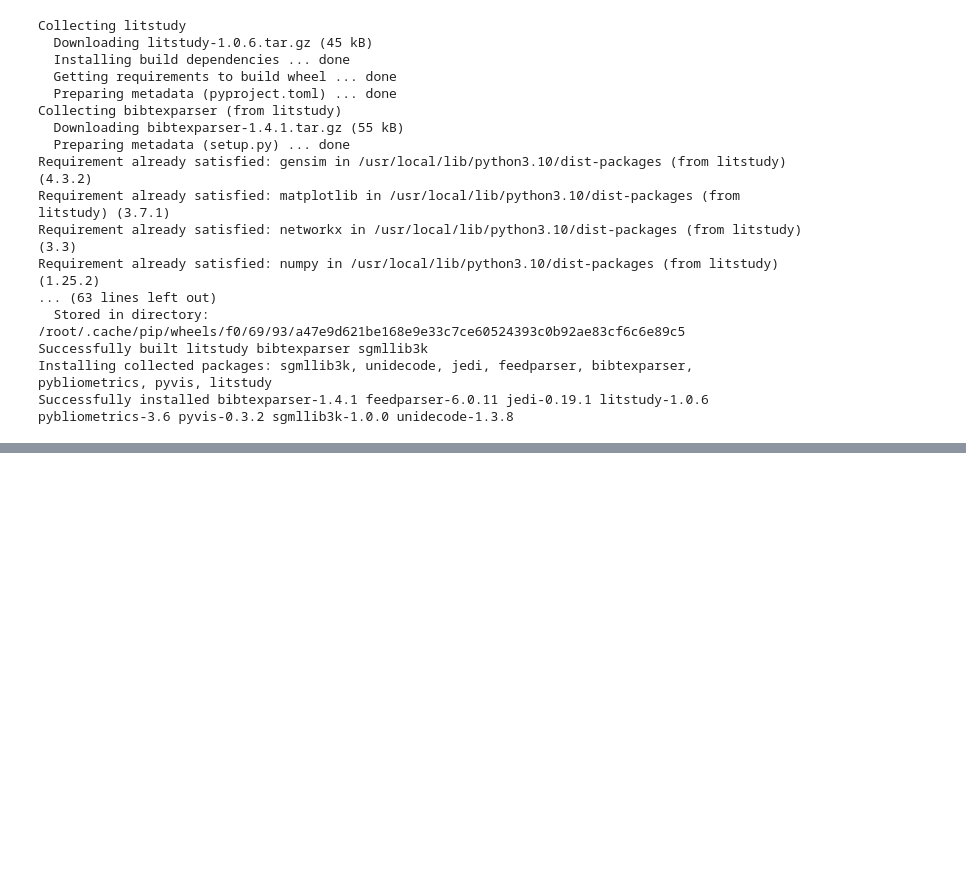
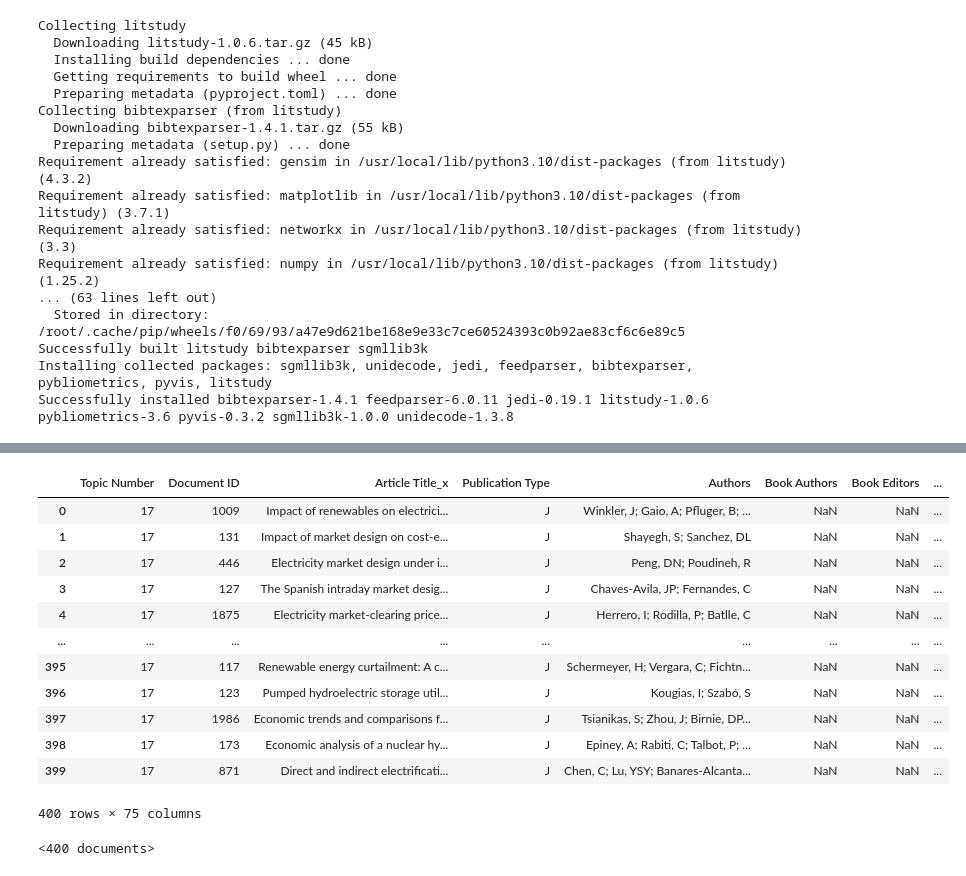
Before and after one commit to smuratsirin/Market_Design_Lit_Review, a Jupyter notebook: Electricity_Market_Design_Literature_Review.ipynb, the cells around one changed output, grey strips where cells are left out. Cells and saved outputs as stored; diff of their text form; code cells hidden in the pictures; blank space fills up the shorter version.

```diff
--- a/Electricity_Market_Design_Literature_Review.ipynb
+++ b/Electricity_Market_Design_Literature_Review.ipynb
@@ -62,0 +89,3 @@ litstudy.plot_embedding(corpus, topic_model);
+# %%
+topic_id = topic_model.best_topic_for_token('market')
+topic_id
@@ -62,0 +114,17 @@ litstudy.plot_embedding(corpus, topic_model);
+# %%
+import pandas as pd
+# Initialize an empty list to store the data
+papers = []
+
+# Retrieve the best documents for the current topic
+for doc_id in topic_model.best_documents_for_topic(topic_id, limit=400):
+        # Append the doc_id and title to the data list
+        papers.append({
+            'Topic Number': topic_id,
+            'Document ID': doc_id,
+            'Article Title': wos[int(doc_id)].title
+        })
+
+# Convert the data list to a DataFrame
+selected_papers = pd.DataFrame(papers)
+selected_papers
@@ -62,0 +145,8 @@ litstudy.plot_embedding(corpus, topic_model);
+# %%
+# Load the CSV file
+file_path = '/content/sample_data/wos_highpenetration_litreview.csv'  # replace with the path to your CSV file
+lit_review = pd.read_csv(file_path, encoding = "latin1")
+
+# Add a new column named "Document ID" with the row numbers
+lit_review['Document ID'] = lit_review.index
+lit_review
@@ -62,0 +167,34 @@ litstudy.plot_embedding(corpus, topic_model);
+# %%
+merged_df = pd.merge(selected_papers, lit_review, on='Document ID')
+
+# Save the merged DataFrame to a new CSV file
+merged_csv_filename = 'literature_review_first_stage_results.csv'
+merged_df.to_csv(merged_csv_filename, index=False)
+# %%
+merged_df
+# %% [output]
+|  | Topic Number | Document ID | Article Title_x | Publication Type | Authors | Book Authors | Book Editors | ... |
+| 0 | 17 | 1009 | Impact of renewables on electrici... | J | Winkler, J; Gaio, A; Pfluger, B; ... | NaN | NaN | ... |
+| 1 | 17 | 131 | Impact of market design on cost-e... | J | Shayegh, S; Sanchez, DL | NaN | NaN | ... |
+| 2 | 17 | 446 | Electricity market design under i... | J | Peng, DN; Poudineh, R | NaN | NaN | ... |
+| 3 | 17 | 127 | The Spanish intraday market desig... | J | Chaves-Avila, JP; Fernandes, C | NaN | NaN | ... |
+| 4 | 17 | 1875 | Electricity market-clearing price... | J | Herrero, I; Rodilla, P; Batlle, C | NaN | NaN | ... |
+| ... | ... | ... | ... | ... | ... | ... | ... | ... |
+| 395 | 17 | 117 | Renewable energy curtailment: A c... | J | Schermeyer, H; Vergara, C; Fichtn... | NaN | NaN | ... |
+| 396 | 17 | 123 | Pumped hydroelectric storage util... | J | Kougias, I; Szabó, S | NaN | NaN | ... |
+| 397 | 17 | 1986 | Economic trends and comparisons f... | J | Tsianikas, S; Zhou, J; Birnie, DP... | NaN | NaN | ... |
+| 398 | 17 | 173 | Economic analysis of a nuclear hy... | J | Epiney, A; Rabiti, C; Talbot, P; ... | NaN | NaN | ... |
+| 399 | 17 | 871 | Direct and indirect electrificati... | J | Chen, C; Lu, YSY; Banares-Alcanta... | NaN | NaN | ... |
+400 rows × 75 columns
+# %%
+## Now, conduct the second stage to see the context better
+# Load your data
+wos2 = litstudy.load_csv('literature_review_first_stage_results.csv',
+                        title_field = "Article Title_x",
+                        authors_field = "Authors",
+                        abstract_field = "Abstract",
+                        date_field = "Publication Year",
+                        citation_field = None)
+wos2
+# %% [output]
+<400 documents>
```
Also changed, not shown: parts of 23 cells of this notebook.
